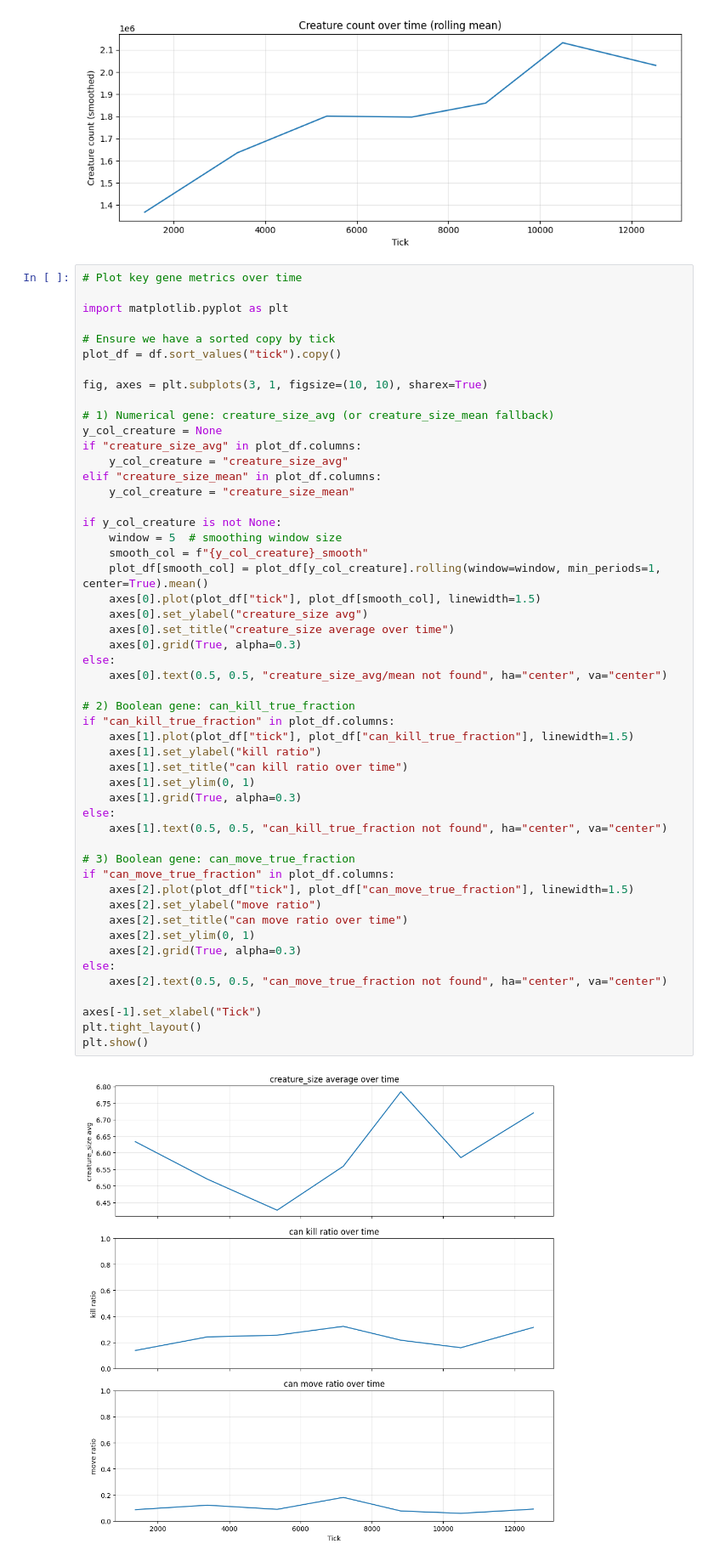
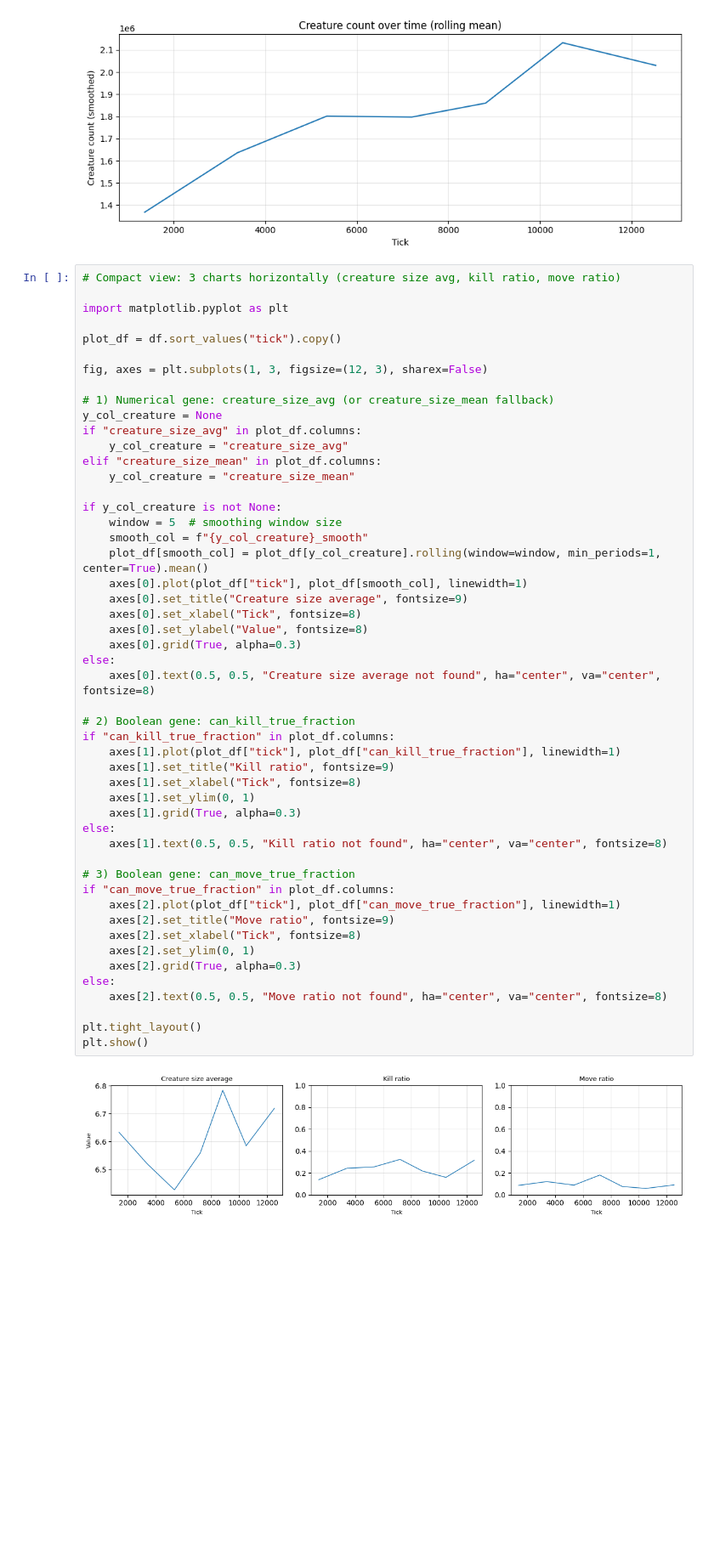
Before and after one commit to yanivbyd/DistributedColonyRust, a Jupyter notebook: analysis/stats_shots_exploration.ipynb, the cells around one changed output. Shown: that part at 85% size. Drawn from its saved outputs; the diff is of its cells as text; blank space fills up the shorter version.

```diff
--- a/analysis/stats_shots_exploration.ipynb
+++ b/analysis/stats_shots_exploration.ipynb
@@ -229,55 +229,54 @@ plt.show()
 # %% [output]
 [figure]
 # %%
-# Plot key gene metrics over time
+# Compact view: 3 charts horizontally (creature size avg, kill ratio, move ratio)
 
 import matplotlib.pyplot as plt
 
-# Ensure we have a sorted copy by tick
 plot_df = df.sort_values("tick").copy()
 
-fig, axes = plt.subplots(3, 1, figsize=(10, 10), sharex=True)
+fig, axes = plt.subplots(1, 3, figsize=(12, 3), sharex=False)
 
 # 1) Numerical gene: creature_size_avg (or creature_size_mean fallback)
 y_col_creature = None
 if "creature_size_avg" in plot_df.columns:
     y_col_creature = "creature_size_avg"
 elif "creature_size_mean" in plot_df.columns:
     y_col_creature = "creature_size_mean"
 
 if y_col_creature is not None:
     window = 5  # smoothing window size
     smooth_col = f"{y_col_creature}_smooth"
     plot_df[smooth_col] = plot_df[y_col_creature].rolling(window=window, min_periods=1, center=True).mean()
-    axes[0].plot(plot_df["tick"], plot_df[smooth_col], linewidth=1.5)
-    axes[0].set_ylabel("creature_size avg")
-    axes[0].set_title("creature_size average over time")
+    axes[0].plot(plot_df["tick"], plot_df[smooth_col], linewidth=1)
+    axes[0].set_title("Creature size average", fontsize=9)
+    axes[0].set_xlabel("Tick", fontsize=8)
+    axes[0].set_ylabel("Value", fontsize=8)
     axes[0].grid(True, alpha=0.3)
 else:
-    axes[0].text(0.5, 0.5, "creature_size_avg/mean not found", ha="center", va="center")
+    axes[0].text(0.5, 0.5, "Creature size average not found", ha="center", va="center", fontsize=8)
 
 # 2) Boolean gene: can_kill_true_fraction
 if "can_kill_true_fraction" in plot_df.columns:
-    axes[1].plot(plot_df["tick"], plot_df["can_kill_true_fraction"], linewidth=1.5)
-    axes[1].set_ylabel("kill ratio")
-    axes[1].set_title("can kill ratio over time")
+    axes[1].plot(plot_df["tick"], plot_df["can_kill_true_fraction"], linewidth=1)
+    axes[1].set_title("Kill ratio", fontsize=9)
+    axes[1].set_xlabel("Tick", fontsize=8)
     axes[1].set_ylim(0, 1)
     axes[1].grid(True, alpha=0.3)
 else:
-    axes[1].text(0.5, 0.5, "can_kill_true_fraction not found", ha="center", va="center")
+    axes[1].text(0.5, 0.5, "Kill ratio not found", ha="center", va="center", fontsize=8)
 
 # 3) Boolean gene: can_move_true_fraction
 if "can_move_true_fraction" in plot_df.columns:
-    axes[2].plot(plot_df["tick"], plot_df["can_move_true_fraction"], linewidth=1.5)
-    axes[2].set_ylabel("move ratio")
-    axes[2].set_title("can move ratio over time")
+    axes[2].plot(plot_df["tick"], plot_df["can_move_true_fraction"], linewidth=1)
+    axes[2].set_title("Move ratio", fontsize=9)
+    axes[2].set_xlabel("Tick", fontsize=8)
     axes[2].set_ylim(0, 1)
     axes[2].grid(True, alpha=0.3)
 else:
-    axes[2].text(0.5, 0.5, "can_move_true_fraction not found", ha="center", va="center")
+    axes[2].text(0.5, 0.5, "Move ratio not found", ha="center", va="center", fontsize=8)
 
-axes[-1].set_xlabel("Tick")
 plt.tight_layout()
 plt.show()
 # %% [output]
-[figure, old version]
+[figure, new version]
```
Also changed, not shown: 4 other files.
